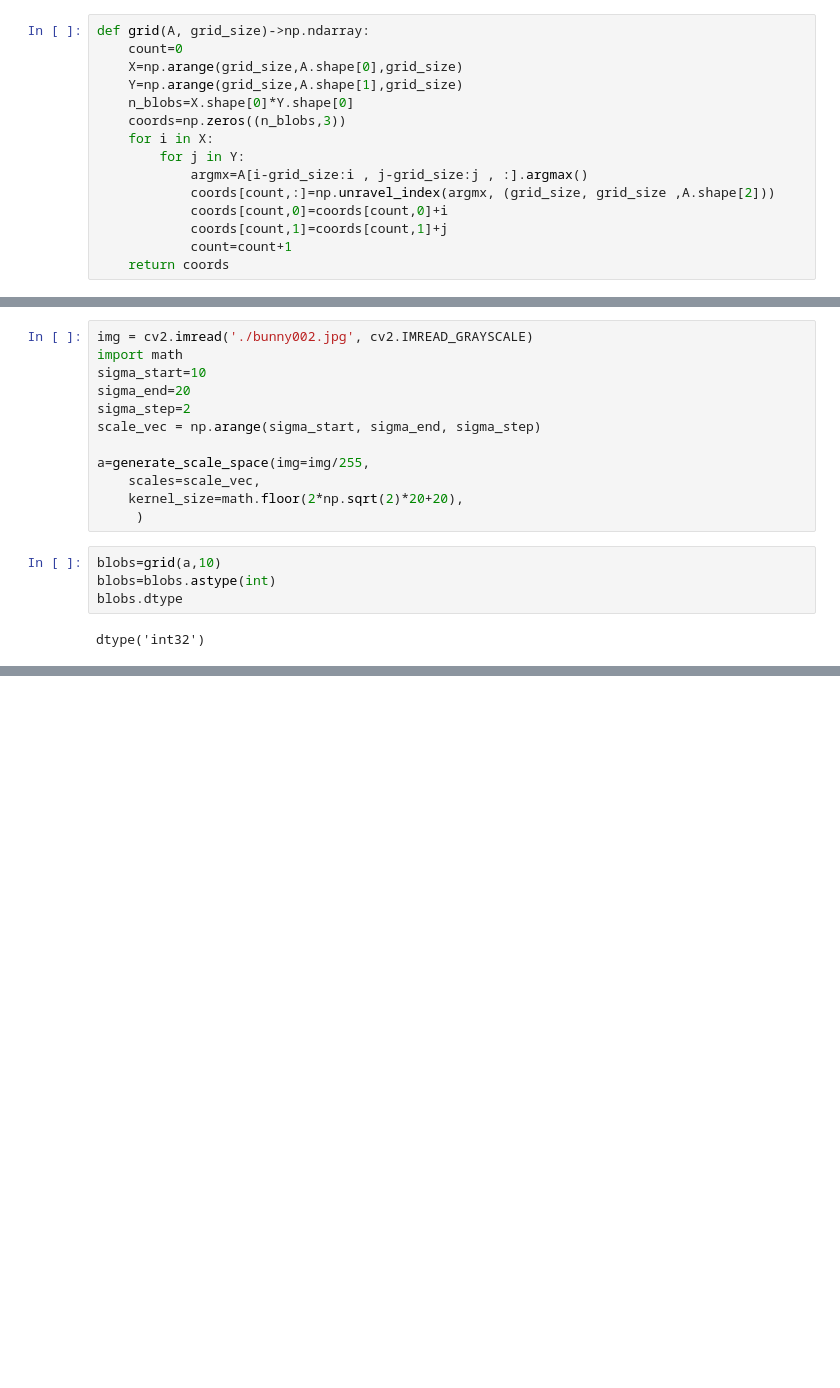
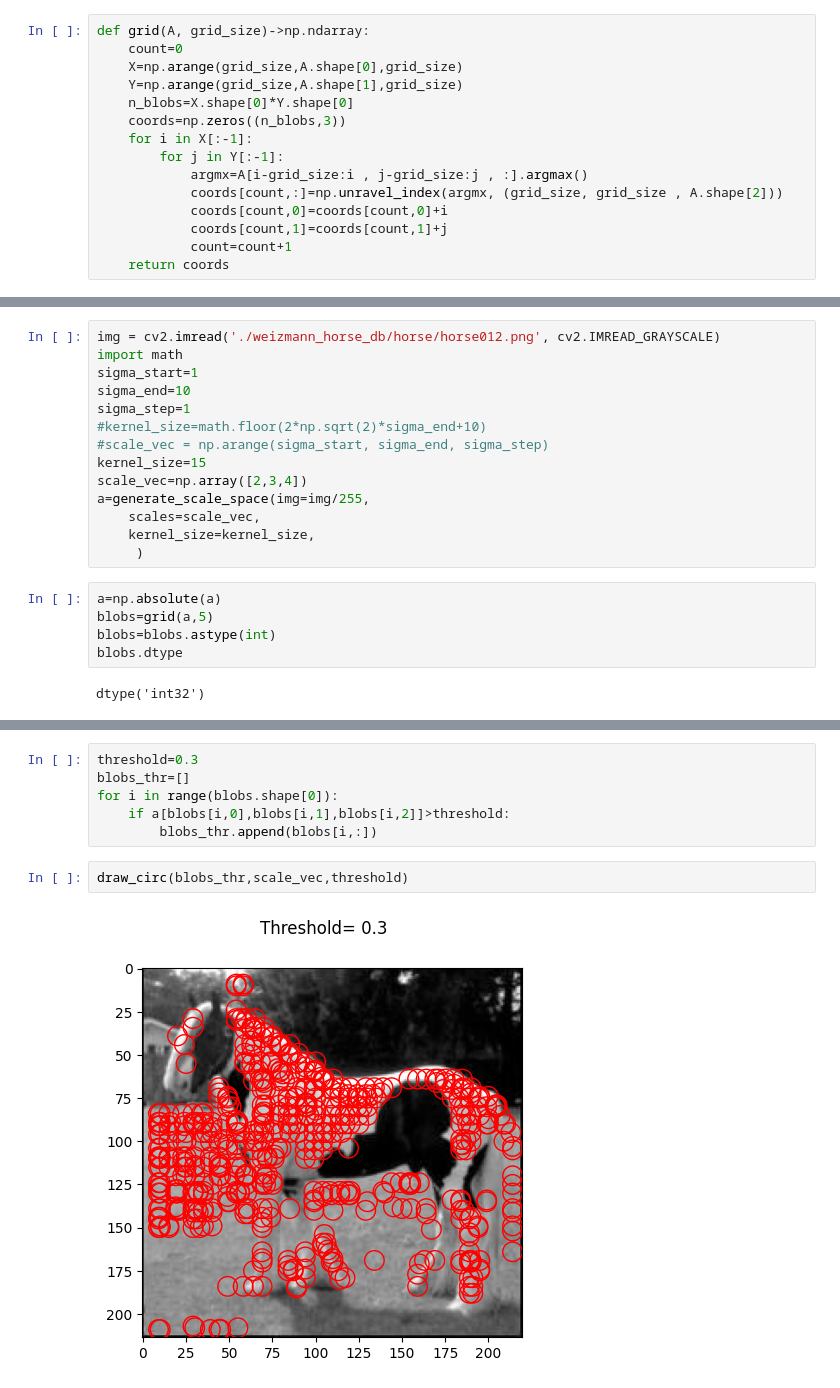
Before and after one commit to AliceNi99/ISPR-notebook, a Jupyter notebook: task7.ipynb, the cells around one changed output, grey strips where cells are left out. Saved outputs shown, nothing was run; the diff lists cells and outputs as text; blank space fills up the shorter version.

```diff
--- a/task7.ipynb
+++ b/task7.ipynb
@@ -104,10 +105,10 @@ def grid(A, grid_size)->np.ndarray:
     Y=np.arange(grid_size,A.shape[1],grid_size)
     n_blobs=X.shape[0]*Y.shape[0]
     coords=np.zeros((n_blobs,3))
-    for i in X:
-        for j in Y:
+    for i in X[:-1]:
+        for j in Y[:-1]:
             argmx=A[i-grid_size:i , j-grid_size:j , :].argmax()
-            coords[count,:]=np.unravel_index(argmx, (grid_size, grid_size ,A.shape[2]))
+            coords[count,:]=np.unravel_index(argmx, (grid_size, grid_size , A.shape[2]))
             coords[count,0]=coords[count,0]+i
             coords[count,1]=coords[count,1]+j
             count=count+1
@@ -115,17 +118,20 @@ def grid(A, grid_size)->np.ndarray:
 # %%
-img = cv2.imread('./bunny002.jpg', cv2.IMREAD_GRAYSCALE)
+img = cv2.imread('./weizmann_horse_db/horse/horse012.png', cv2.IMREAD_GRAYSCALE)
 import math
-sigma_start=10
-sigma_end=20
-sigma_step=2
-scale_vec = np.arange(sigma_start, sigma_end, sigma_step)
-
+sigma_start=1
+sigma_end=10
+sigma_step=1
+#kernel_size=math.floor(2*np.sqrt(2)*sigma_end+10)
+#scale_vec = np.arange(sigma_start, sigma_end, sigma_step)
+kernel_size=15
+scale_vec=np.array([2,3,4])
 a=generate_scale_space(img=img/255,
     scales=scale_vec,
-    kernel_size=math.floor(2*np.sqrt(2)*20+20),
+    kernel_size=kernel_size,
      )
 # %%
-blobs=grid(a,10)
+a=np.absolute(a)
+blobs=grid(a,5)
 blobs=blobs.astype(int)
 blobs.dtype
 # %% [output]
@@ -138,0 +139,10 @@ coords.shape
+# %%
+threshold=0.3
+blobs_thr=[]
+for i in range(blobs.shape[0]):
+    if a[blobs[i,0],blobs[i,1],blobs[i,2]]>threshold:
+        blobs_thr.append(blobs[i,:])
+# %%
+draw_circ(blobs_thr,scale_vec,threshold)
+# %% [output]
+[figure, added]
```
Also changed, not shown: parts of 37 cells of this notebook.
